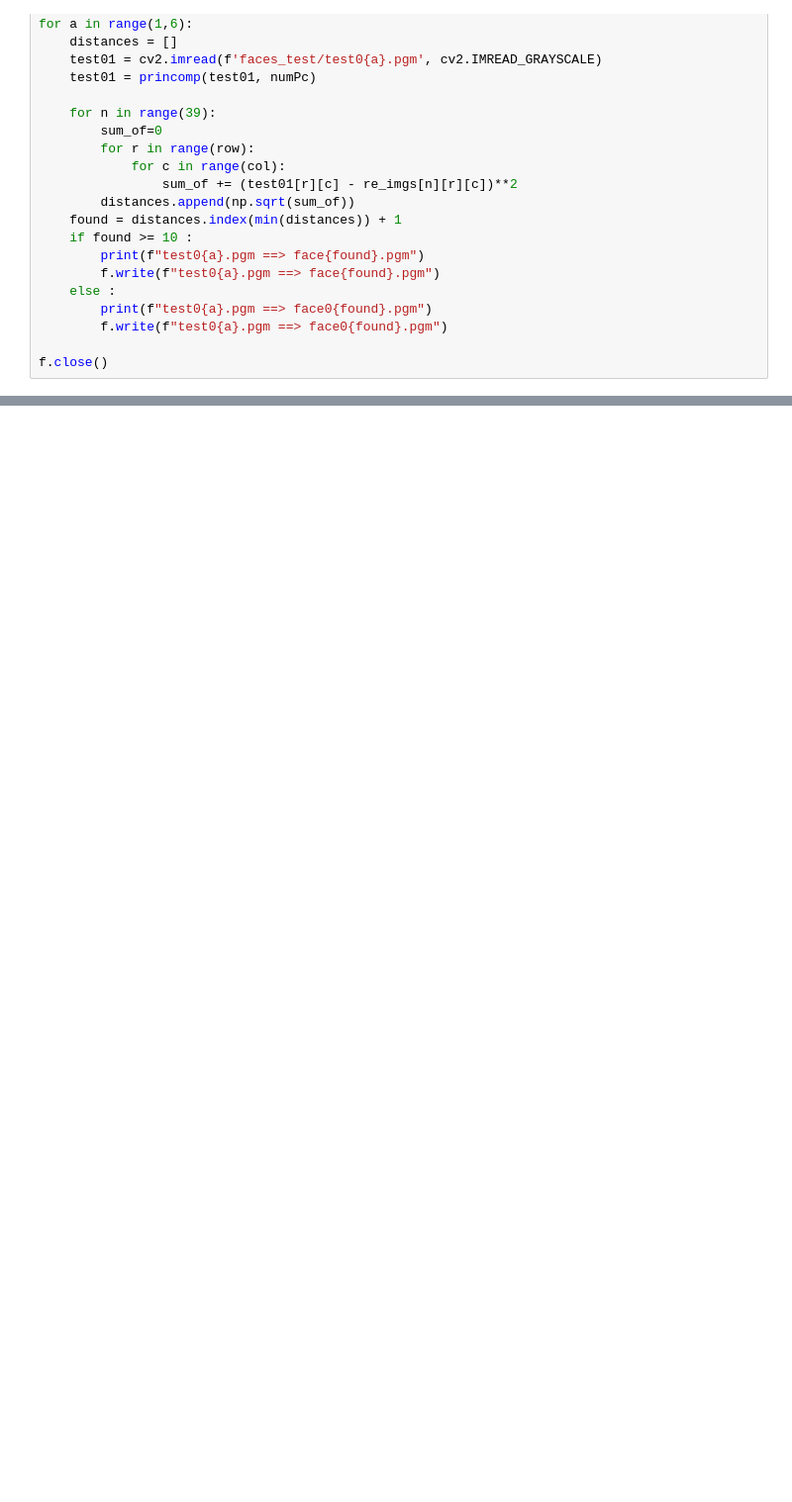
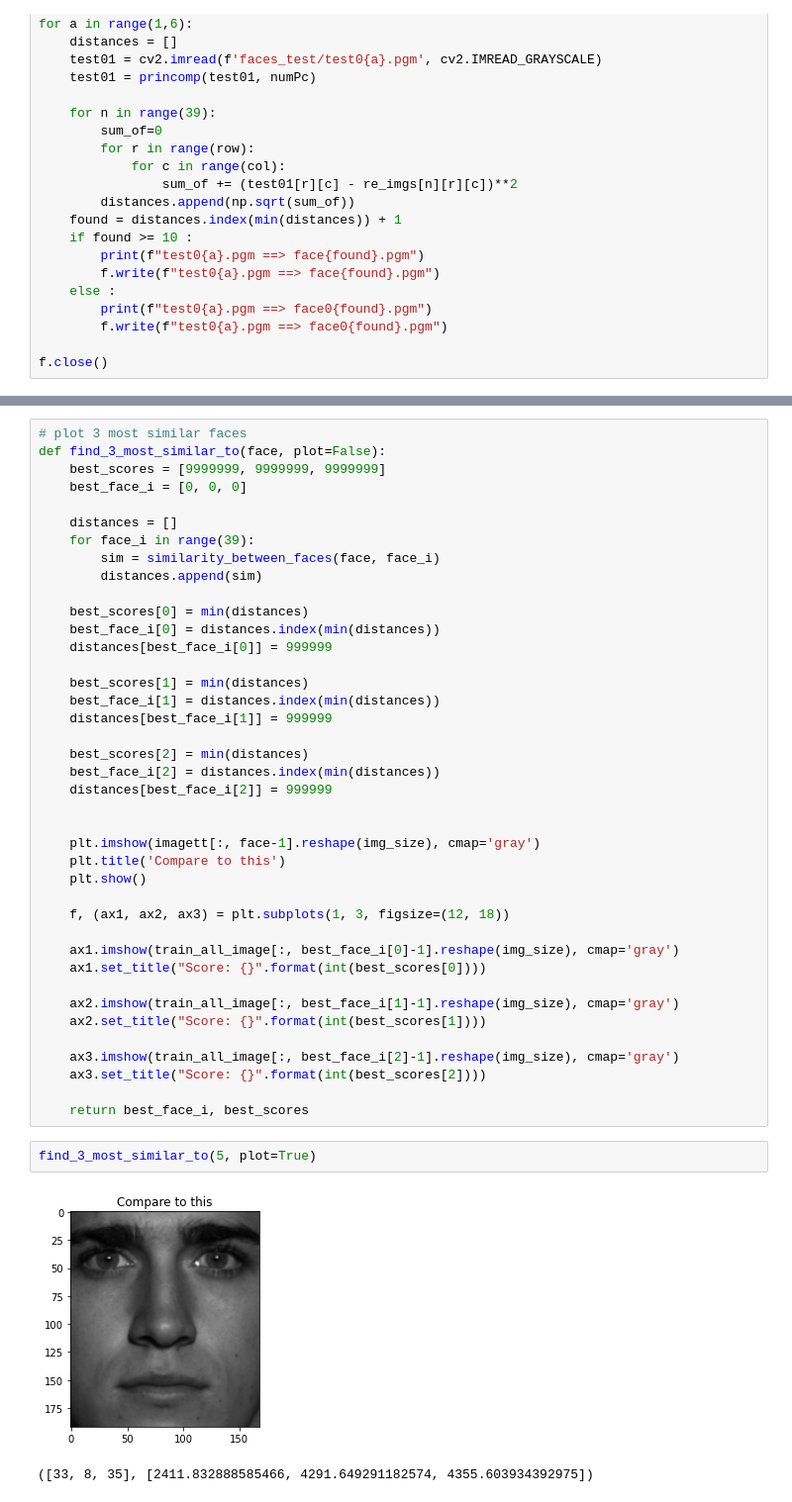
Before and after one commit to thxxx/computerVision, a Jupyter notebook: Project2/final-final.ipynb, the cells around one changed output, grey strips where cells are left out. Shown at 99% size. Saved outputs shown, nothing was run; the diff lists cells and outputs as text; blank space fills up the shorter version.

```diff
--- a/Project2/final-final.ipynb
+++ b/Project2/final-final.ipynb
@@ -699,0 +915,45 @@ f.close()
+# %%
+# plot 3 most similar faces
+def find_3_most_similar_to(face, plot=False):
+    best_scores = [9999999, 9999999, 9999999]
+    best_face_i = [0, 0, 0]
+
+    distances = []
+    for face_i in range(39):
+        sim = similarity_between_faces(face, face_i)
+        distances.append(sim)
+
+    best_scores[0] = min(distances)
+    best_face_i[0] = distances.index(min(distances))
+    distances[best_face_i[0]] = 999999
+
+    best_scores[1] = min(distances)
+    best_face_i[1] = distances.index(min(distances))
+    distances[best_face_i[1]] = 999999
+
+    best_scores[2] = min(distances)
+    best_face_i[2] = distances.index(min(distances))
+    distances[best_face_i[2]] = 999999
+
+
+    plt.imshow(imagett[:, face-1].reshape(img_size), cmap='gray')
+    plt.title('Compare to this')
+    plt.show()
+
+    f, (ax1, ax2, ax3) = plt.subplots(1, 3, figsize=(12, 18))
+
+    ax1.imshow(train_all_image[:, best_face_i[0]-1].reshape(img_size), cmap='gray')
+    ax1.set_title("Score: {}".format(int(best_scores[0])))
+
+    ax2.imshow(train_all_image[:, best_face_i[1]-1].reshape(img_size), cmap='gray')
+    ax2.set_title("Score: {}".format(int(best_scores[1])))
+
+    ax3.imshow(train_all_image[:, best_face_i[2]-1].reshape(img_size), cmap='gray')
+    ax3.set_title("Score: {}".format(int(best_scores[2])))
+
+    return best_face_i, best_scores
+# %%
+find_3_most_similar_to(5, plot=True)
+# %% [output]
+[figure, added]
+([33, 8, 35], [2411.832888585466, 4291.649291182574, 4355.603934392975])
```
Also changed, not shown: parts of 14 cells of this notebook, 46 other files.
